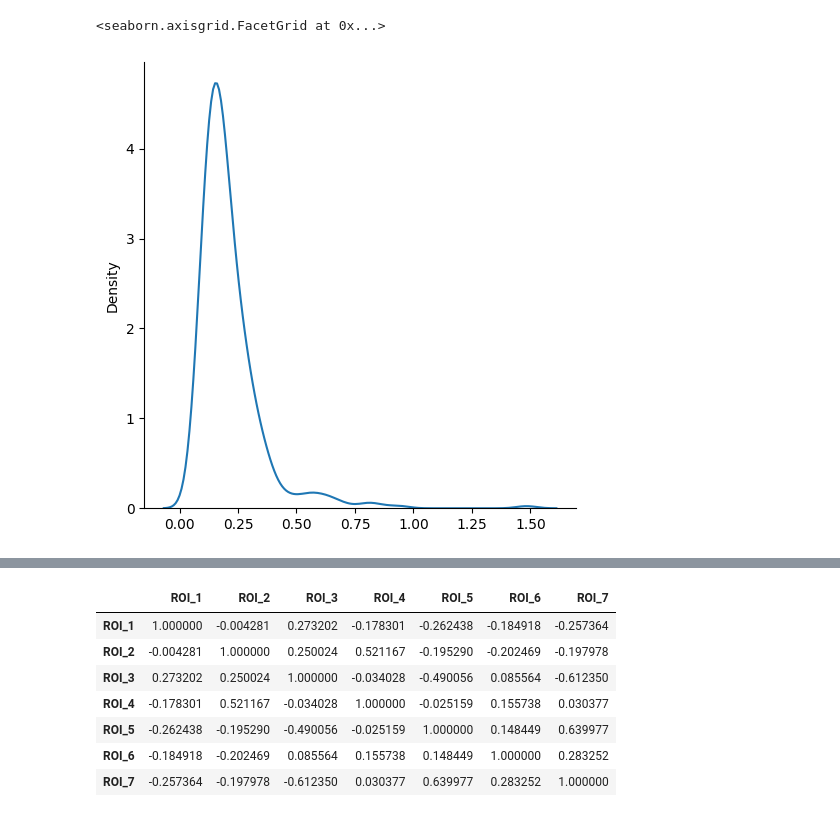
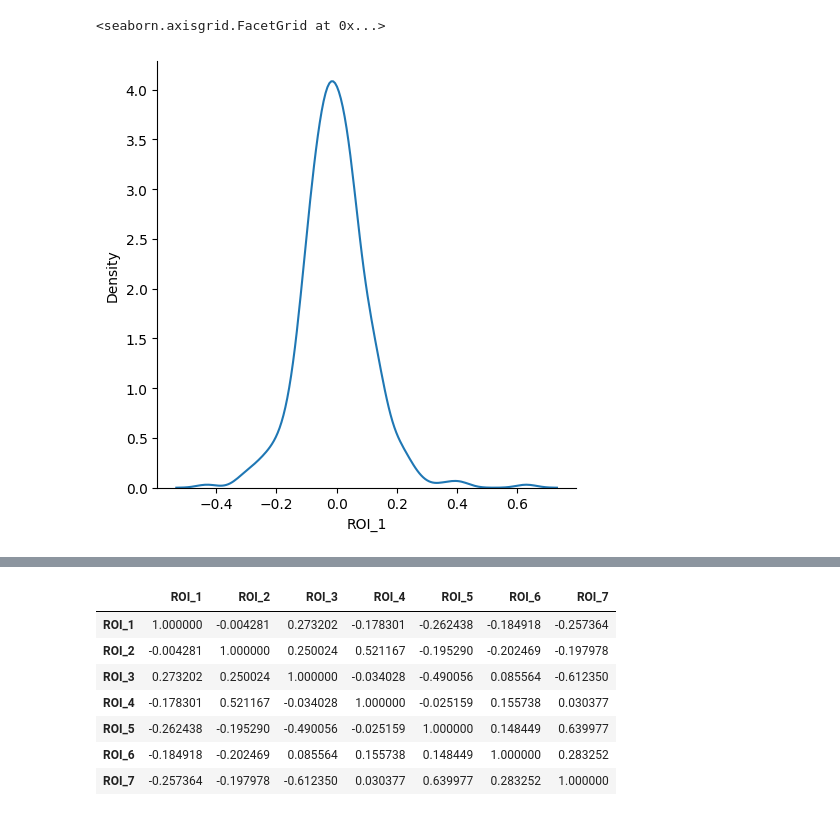
Before and after one commit to malt1114/Thesis_Neurodiversity, a Jupyter notebook: EDA.ipynb, the cells around one changed output, grey strips where cells are left out. Drawn from its saved outputs; the diff is of its cells as text; code cells hidden in the pictures.

```diff
--- a/EDA.ipynb
+++ b/EDA.ipynb
@@ -23,9 +38,19 @@ path_addon = '.nosync' if mac == True else ''
 #mean, var = get_mean_and_var_stats(data_folder = 'ADHD200_7',
 #                                   mac = True)
 
+#Load mean and variance
 mean_pr_roi = pd.read_csv(f'data{path_addon}/stats/{data_folder}_mean_subject.csv',
                           sep = ';',
                           index_col = 'Unnamed: 0')
 var_pr_roi = pd.read_csv(f'data{path_addon}/stats/{data_folder}_variance_subject.csv',
                          sep = ';',
                          index_col = 'Unnamed: 0')
+
+#Expand subject ID
+mean_pr_roi['Subject_ID'] = mean_pr_roi['Subject_ID'].apply(lambda x: ''.join(['0' for i in range(7-len(str(x)))]) + str(x))
+#Expand subject ID
+var_pr_roi['Subject_ID'] = var_pr_roi['Subject_ID'].apply(lambda x: ''.join(['0' for i in range(7-len(str(x)))]) + str(x))
+
+print('Mean Shape:', mean_pr_roi.shape)
+print('Variance Shape:', var_pr_roi.shape)
+print('Unique Subjects:', len(mean_pr_roi['Subject_ID'].unique()))
@@ -66,0 +63,22 @@ var_pr_roi[var_pr_roi['ROI_1']>2] # TODO visually inspect these scans, maybe the
+# %%
+meta_data = pd.read_csv('data.nosync/phenotypic/ADHD200_phenotypic.csv')
+#Expand subject ID
+meta_data['ScanDir ID'] = meta_data['ScanDir ID'].apply(lambda x: ''.join(['0' for i in range(7-len(str(x)))]) + str(x))
+#Select columns
+meta_data = meta_data[['ScanDir ID', 'Gender', 'DX']]
+#Replace values
+meta_data['DX'] = meta_data['DX'].replace({0: 'TD', 1: 'ADHD-Combined', 2: 'ADHD-Hyperactive/Impulsive', 3: 'ADHD-Inattentive'})
+meta_data['Gender'] = meta_data['Gender'].replace({0: 'Female', 1: 'Male'})
+
+meta_data = meta_data.drop_duplicates('ScanDir ID')
+
+#Merge with scans
+mean_pr_roi = pd.merge(left = mean_pr_roi,
+                        right = meta_data,
+                        left_on= 'Subject_ID',
+                        right_on= 'ScanDir ID')
+
+var_pr_roi = pd.merge(left = var_pr_roi,
+                        right = meta_data,
+                        left_on= 'Subject_ID',
+                        right_on= 'ScanDir ID')
@@ -66,0 +149,4 @@ var_pr_roi[var_pr_roi['ROI_1']>2] # TODO visually inspect these scans, maybe the
+# %%
+#Get subject ids with to high variance
+subjects_to_remove = var_pr_roi[(var_pr_roi[regions] > 2).any(axis=1)]['Subject_ID'].to_list()
+subjects_to_remove
@@ -66,0 +188,3 @@ var_pr_roi[var_pr_roi['ROI_1']>2] # TODO visually inspect these scans, maybe the
+# %%
+mean_pr_roi = mean_pr_roi[~mean_pr_roi['Subject_ID'].isin(subjects_to_remove)]
+mean_pr_roi.shape
@@ -67,5 +259,5 @@ var_pr_roi[var_pr_roi['ROI_1']>2] # TODO visually inspect these scans, maybe the
 # %%
-sns.displot(var_pr_roi['ROI_1'][var_pr_roi['ROI_1']<2].to_list(), kind= 'kde')
+sns.displot(mean_pr_roi['ROI_1'], kind= 'kde')
 # %% [output]
 <seaborn.axisgrid.FacetGrid at 0x...>
-[figure, old version]
+[figure, new version]
```
Also changed, not shown: parts of 35 cells of this notebook, 5 other files.
